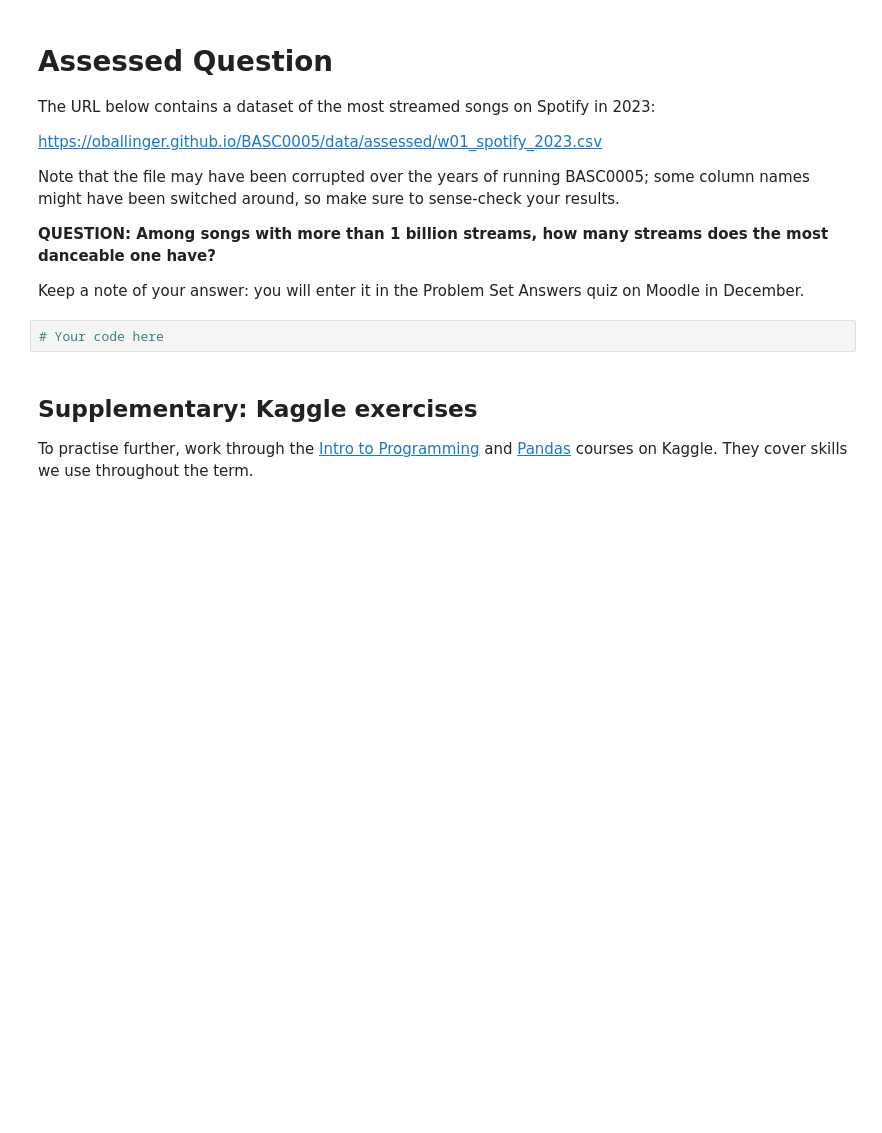
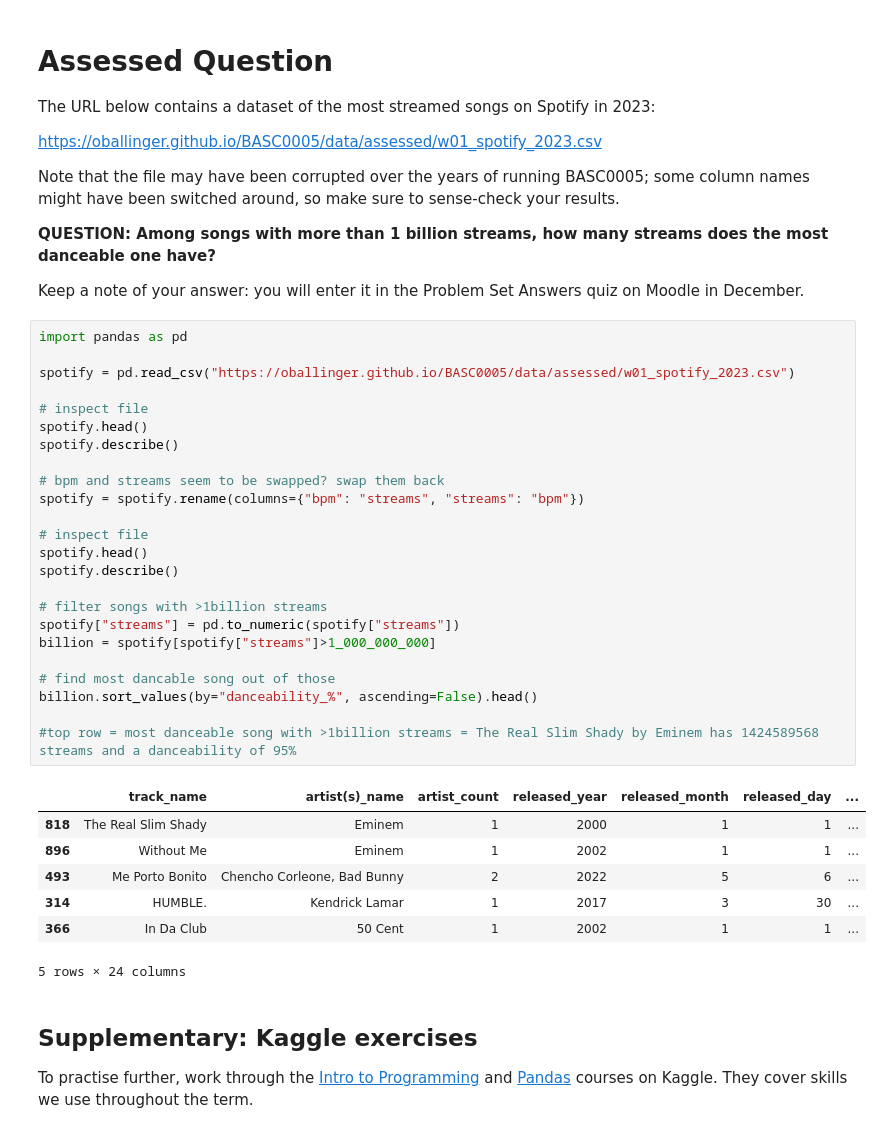
Before and after one commit to kayamalhi/QM2, a Jupyter notebook: notebooks/W01. Python Recap.ipynb, the cells around one changed output. Cells and saved outputs as stored; diff of their text form; blank space fills up the shorter version.

```diff
--- a/notebooks/W01. Python Recap.ipynb
+++ b/notebooks/W01. Python Recap.ipynb
@@ -247,8 +313,38 @@ Note that the file may have been corrupted over the years of running BASC0005; s
 **QUESTION: Among songs with more than 1 billion streams, how many streams does the most danceable one have?**
 
 Keep a note of your answer: you will enter it in the Problem Set Answers quiz on Moodle in December.
-# %%
-# Your code here
+# %%
+import pandas as pd
+
+spotify = pd.read_csv("https://oballinger.github.io/BASC0005/data/assessed/w01_spotify_2023.csv")
+
+# inspect file
+spotify.head()
+spotify.describe()
+
+# bpm and streams seem to be swapped? swap them back
+spotify = spotify.rename(columns={"bpm": "streams", "streams": "bpm"})
+
+# inspect file
+spotify.head()
+spotify.describe()
+
+# filter songs with >1billion streams
+spotify["streams"] = pd.to_numeric(spotify["streams"])
+billion = spotify[spotify["streams"]>1_000_000_000]
+
+# find most dancable song out of those
+billion.sort_values(by="danceability_%", ascending=False).head()
+
+#top row = most danceable song with >1billion streams = The Real Slim Shady by Eminem has 1424589568 streams and a danceability of 95%
+# %% [output]
+|  | track_name | artist(s)_name | artist_count | released_year | released_month | released_day | ... |
+| 818 | The Real Slim Shady | Eminem | 1 | 2000 | 1 | 1 | ... |
+| 896 | Without Me | Eminem | 1 | 2002 | 1 | 1 | ... |
+| 493 | Me Porto Bonito | Chencho Corleone, Bad Bunny | 2 | 2022 | 5 | 6 | ... |
+| 314 | HUMBLE. | Kendrick Lamar | 1 | 2017 | 3 | 30 | ... |
+| 366 | In Da Club | 50 Cent | 1 | 2002 | 1 | 1 | ... |
+5 rows × 24 columns
 # %% [markdown]
 ## Supplementary: Kaggle exercises
 
```
Also changed, not shown: parts of 13 cells of this notebook.
